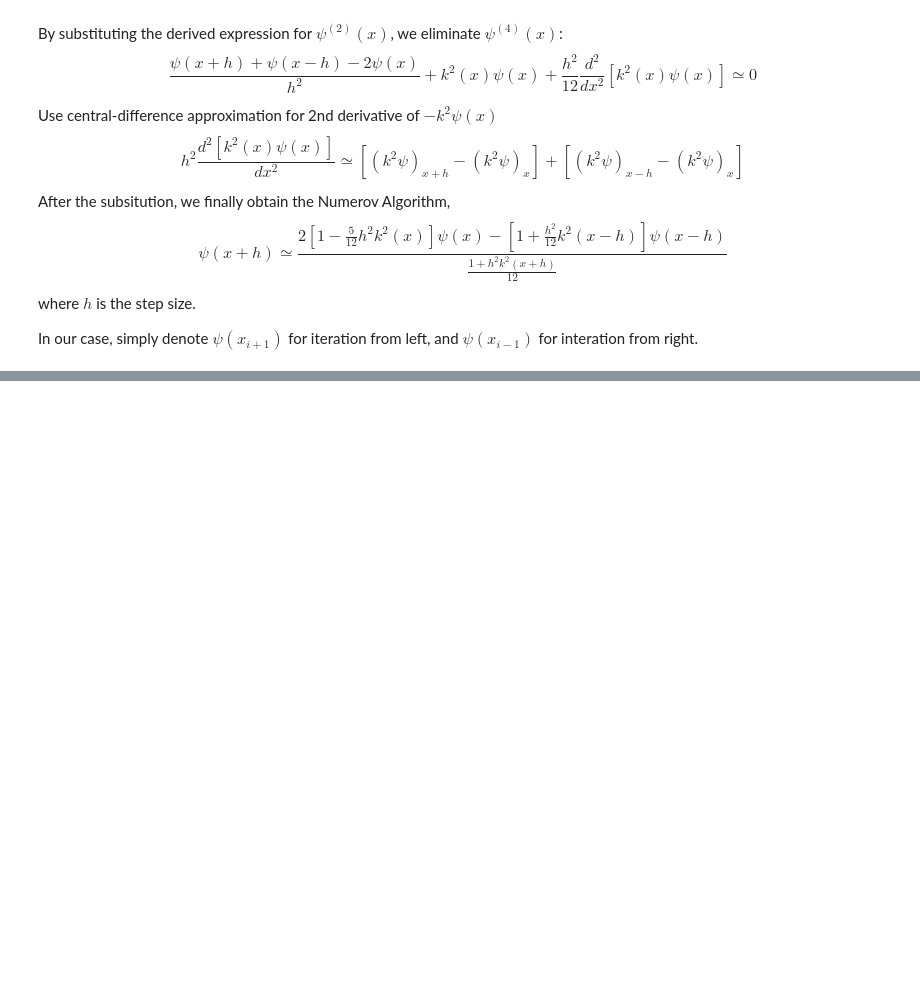
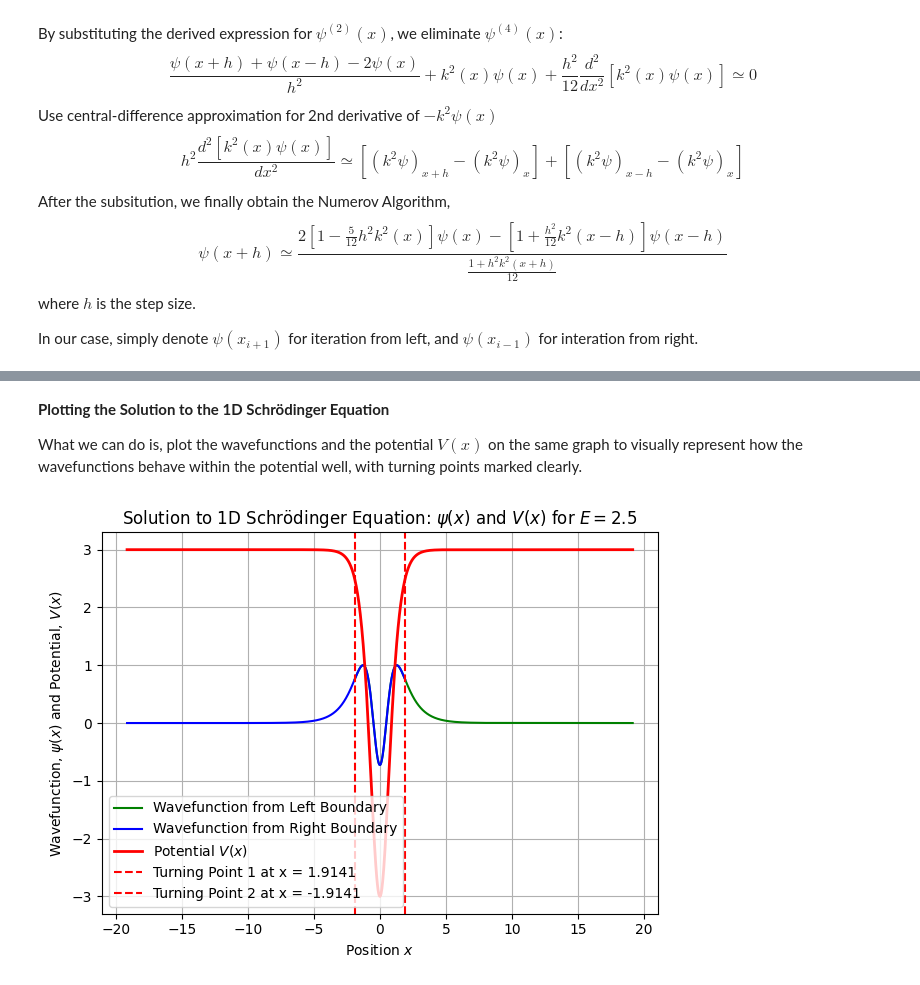
Before and after one commit to ruthran22003223/RUTHRAN-22003223, a Jupyter notebook: Ruth's Computer Assignment.ipynb, the cells around one changed output, grey strips where cells are left out. Drawn from its saved outputs; the diff is of its cells as text; code cells hidden in the pictures; blank space fills up the shorter version.

```diff
--- a/Ruth's Computer Assignment.ipynb
+++ b/Ruth's Computer Assignment.ipynb
@@ -256,0 +311,28 @@ plt.show()
+# %% [markdown]
+**Plotting the Solution to the 1D Schrödinger Equation**
+
+What we can do is, plot the wavefunctions and the potential $V(x)$ on the same graph to visually represent how the wavefunctions behave within the potential well, with turning points marked clearly.
+# %%
+# Plot the potential together with the matching
+# Plotting the final solution to the 1D Schrödinger equation
+plt.plot(x_left, left_values, color='green', label='Wavefunction from Left Boundary', linewidth=1.5)
+plt.plot(x_right, right_values, color='blue', label='Wavefunction from Right Boundary', linewidth=1.5)
+
+# Plot the potential function V(x)
+plt.plot(x, V(x), color='red', label=r'Potential $V(x)$', linestyle='-', linewidth=2)
+
+# Plot the turning points
+plt.axvline(turning_point_1, linestyle='--', color='red', label=f'Turning Point 1 at x = {turning_point_1:.4f}', linewidth=1.5)
+plt.axvline(turning_point_2, linestyle='--', color='red', label=f'Turning Point 2 at x = {turning_point_2:.4f}', linewidth=1.5)
+
+# Labels and title
+plt.title(rf'Solution to 1D Schrödinger Equation: $\psi(x)$ and $V(x)$ for $E = {E_x_guess}$')
+plt.xlabel('Position $x$')
+plt.ylabel(r'Wavefunction, $\psi(x)$ and Potential, $V(x)$')
+
+plt.legend()
+plt.grid(True)
+plt.tight_layout()
+plt.show()
+# %% [output]
+[figure, added]
```
Also changed, not shown: parts of 16 cells of this notebook.
